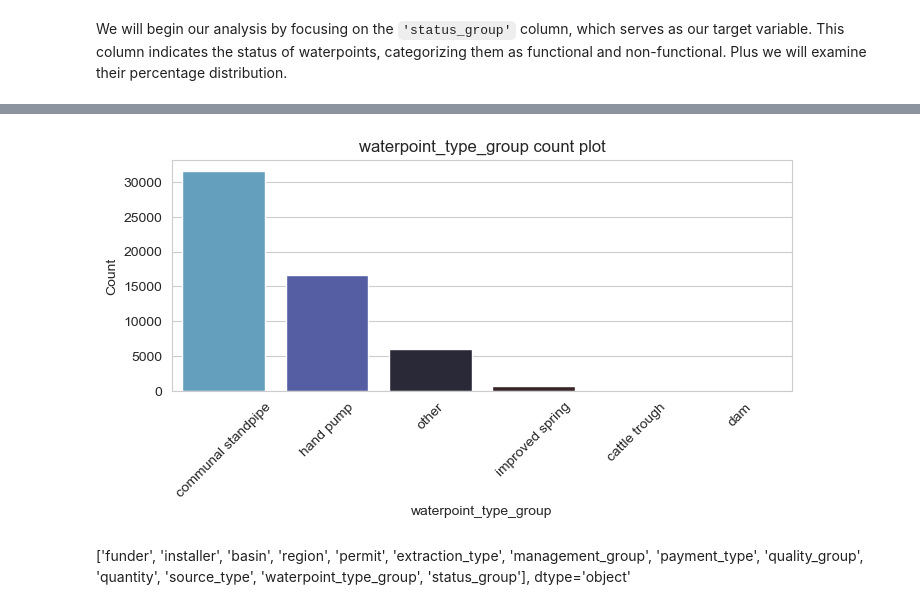
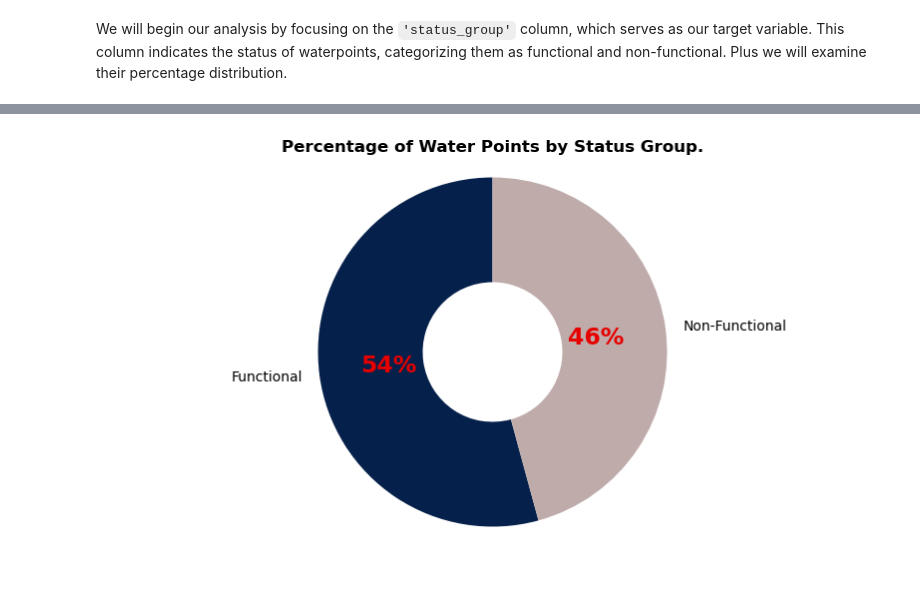
Before and after one commit to PaulMuniu/Tanzania_Water_Wells_Model, a Jupyter notebook: Tanzania_wells.ipynb, the cells around one changed output, grey strips where cells are left out. Saved outputs shown, nothing was run; the diff lists cells and outputs as text; code cells hidden in the pictures; blank space fills up the shorter version.

```diff
--- a/Tanzania_wells.ipynb
+++ b/Tanzania_wells.ipynb
@@ -613,9 +504,28 @@ count_plot(wells_data, "source_type")
-# %%
-count_plot(wells_data, "waterpoint_type_group")
-# %% [output]
-[figure, removed]
-# %% [markdown]
-['funder', 'installer', 'basin', 'region', 'permit', 'extraction_type',
-       'management_group', 'payment_type', 'quality_group', 'quantity',
-       'source_type', 'waterpoint_type_group', 'status_group'],
-      dtype='object'
+# %%
+# Define the colors for the donut chart -- i wanted to eplore it.
+colors = ['#05204a', '#bfacaa']
+
+# Calculate the value counts of the 'status_group' column as a percentage
+counts = wells_data['status_group'].value_counts(normalize=True)
+
+# Create the donut chart
+fig, ax = plt.subplots(figsize=(10, 5))
+wedges, texts, autotexts = ax.pie(counts.values, labels=counts.index, autopct='%1.0f%%', colors=colors, startangle=90, wedgeprops=dict(width=0.6))
+
+# Set the title
+ax.set_title('Percentage of Water Points by Status Group.', weight="bold")
+
+# Equal aspect ratio ensures that pie is drawn as a circle.
+ax.axis('equal')
+
+# Customize the text inside the donut
+plt.setp(autotexts, weight="bold")
+
+# Adjust the text properties for better visibility
+for text in autotexts:
+    text.set_color('#e60000')  # Change the text color to black for better contrast
+    text.set_fontsize(17)    # Increase the font size
+
+plt.show();
+# %% [output]
+[figure, added]
```
Also changed, not shown: parts of 51 cells of this notebook.
